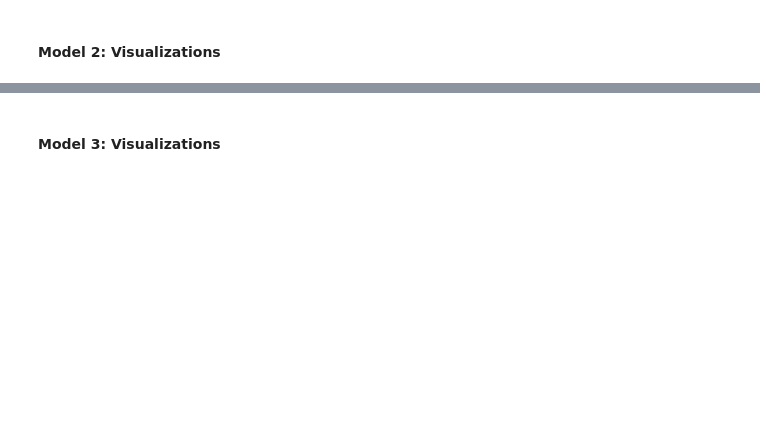
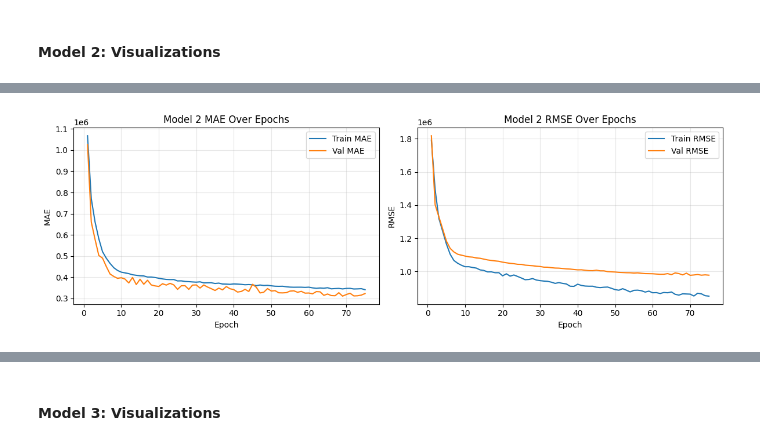
Before and after one commit to kdmatsson/CS-7324-Machine-Learning-in-Python, a Jupyter notebook: Lab_5_Folder/Lab_5.ipynb, the cells around one changed output, grey strips where cells are left out. Cells and saved outputs as stored; diff of their text form; code cells hidden in the pictures; blank space fills up the shorter version.

```diff
--- a/Lab_5_Folder/Lab_5.ipynb
+++ b/Lab_5_Folder/Lab_5.ipynb
@@ -1118,0 +1353,81 @@ while we're generally underpredicting higher priced homes. We need to improve th
+# %%
+# Model 2 visualizations: training curves, Bland-Altman, and percent-error diagnostics.
+
+epochs_m2 = range(1, len(history_m2.history["loss"]) + 1)
+
+fig, axes = plt.subplots(1, 2, figsize=(12, 4))
+
+axes[0].plot(epochs_m2, history_m2.history["mae"], label="Train MAE")
+axes[0].plot(epochs_m2, history_m2.history["val_mae"], label="Val MAE")
+axes[0].set_title("Model 2 MAE Over Epochs")
+axes[0].set_xlabel("Epoch")
+axes[0].set_ylabel("MAE")
+axes[0].legend()
+axes[0].grid(True, alpha=0.3)
+
+axes[1].plot(epochs_m2, history_m2.history["rmse"], label="Train RMSE")
+axes[1].plot(epochs_m2, history_m2.history["val_rmse"], label="Val RMSE")
+axes[1].set_title("Model 2 RMSE Over Epochs")
+axes[1].set_xlabel("Epoch")
+axes[1].set_ylabel("RMSE")
+axes[1].legend()
+axes[1].grid(True, alpha=0.3)
+
+plt.tight_layout()
+plt.show()
+
+# Bland-Altman plot for Model 2.
+actual_m2 = y_test.to_numpy().reshape(-1)
+predicted_m2 = m2_test_preds.reshape(-1)
+mean_vals_m2 = (actual_m2 + predicted_m2) / 2
+diff_vals_m2 = predicted_m2 - actual_m2
+
+bias_m2 = diff_vals_m2.mean()
+sd_m2 = diff_vals_m2.std(ddof=1)
+loa_upper_m2 = bias_m2 + 1.96 * sd_m2
+loa_lower_m2 = bias_m2 - 1.96 * sd_m2
+
+plt.figure(figsize=(9, 5))
+plt.scatter(mean_vals_m2, diff_vals_m2, alpha=0.25, s=12)
+plt.axhline(bias_m2, color="red", linestyle="--", label=f"Bias = {bias_m2:,.0f}")
+plt.axhline(loa_upper_m2, color="gray", linestyle=":", label=f"Upper LOA = {loa_upper_m2:,.0f}")
+plt.axhline(loa_lower_m2, color="gray", linestyle=":", label=f"Lower LOA = {loa_lower_m2:,.0f}")
+plt.title("Bland-Altman Plot: Model 2")
+plt.xlabel("Mean of Actual and Predicted Price")
+plt.ylabel("Difference (Predicted - Actual)")
+plt.grid(True, alpha=0.3)
+plt.legend()
+plt.tight_layout()
+plt.show()
+
+print(f"Model 2 Bias: {bias_m2:,.2f}")
+print(f"Model 2 Upper LOA: {loa_upper_m2:,.2f}")
+print(f"Model 2 Lower LOA: {loa_lower_m2:,.2f}")
+
+# Percent-error diagnostics for Model 2.
+percent_error_m2 = 100.0 * (predicted_m2 - actual_m2) / np.maximum(np.abs(actual_m2), 1e-8)
+abs_percent_error_m2 = np.abs(percent_error_m2)
+
+fig, axes = plt.subplots(1, 2, figsize=(13, 4))
+
+axes[0].scatter(actual_m2, percent_error_m2, alpha=0.25, s=12)
+axes[0].axhline(0, color='black', linestyle='--', linewidth=1)
+axes[0].set_title('Model 2 Percent Error vs Actual Home Price')
+axes[0].set_xlabel('Actual Price')
+axes[0].set_ylabel('Percent Error (%)')
+axes[0].grid(True, alpha=0.3)
+
+axes[1].hist(percent_error_m2, bins=60, edgecolor='black', alpha=0.8)
+axes[1].axvline(0, color='black', linestyle='--', linewidth=1)
+axes[1].set_title('Model 2 Distribution of Percent Error')
+axes[1].set_xlabel('Percent Error (%)')
+axes[1].set_ylabel('Count')
+axes[1].grid(True, alpha=0.3)
+
+plt.tight_layout()
+plt.show()
+
+print(f"Model 2 Median absolute percent error: {np.median(abs_percent_error_m2):.2f}%")
+print(f"Model 2 Mean absolute percent error: {np.mean(abs_percent_error_m2):.2f}%")
+# %% [output]
+[figure, added]
```
Also changed, not shown: parts of 32 cells of this notebook.
